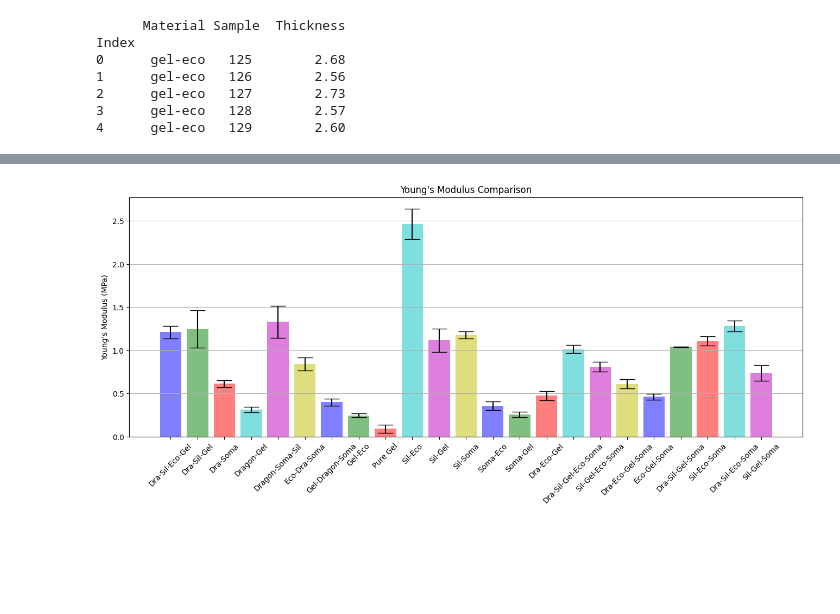
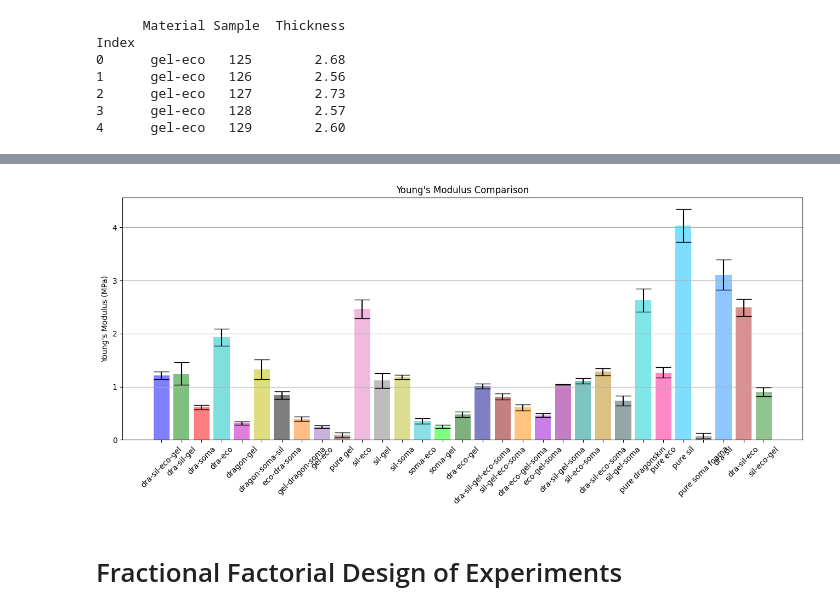
Before and after one commit to te5msride/materials_comparison, a Jupyter notebook: materials_comparison_fix.ipynb, the cells around one changed output, grey strips where cells are left out. Cells and saved outputs as stored; diff of their text form; code cells hidden in the pictures; blank space fills up the shorter version.

Commit message:
data

```diff
--- a/materials_comparison_fix.ipynb
+++ b/materials_comparison_fix.ipynb
@@ -258,6 +258,11 @@ def process_and_plot_dataframes(material, lookup_table, thickness_df):
         youngs_modulus = (max_stress - stress_at_50_percent_stress) / (strain_at_max_stress - strain_at_50_percent_stress)
         youngs_modulus_list.append(youngs_modulus)
 
+        #truncate values after the fracture point (after global max stress)
+        stress = stress[:max_stress_index]
+        strain = strain[:max_stress_index]
+
+
         print(f"The Young's Modulus for sample number {sample_number} is {youngs_modulus} MPa")
 
         ax_force_displacement.plot(strain, stress, label=sample_number)
@@ -442,0 +386,30 @@ plt.show()
+# %%
+#create markers and colors for all 31 materials, besides white
+colors = ['b', 'g', 'r', 'c', 'm', 'y', 'k', 'tab:orange', 'tab:purple', 'tab:brown', 'tab:pink', 'tab:gray', 'tab:olive', 'tab:cyan', 'lime', 'darkgreen', 'darkblue', 'darkred', 'darkorange', 'darkviolet', 'darkmagenta', 'darkcyan', 'darkgoldenrod', 'darkslategray', 'darkturquoise', 'deeppink', 'deepskyblue', 'dimgray', 'dodgerblue', 'firebrick', 'forestgreen']
+markers = ['o', 'v', '^', '<', '>', 's', 'p', '*', 'h', 'H', 'D', 'd', 'P', 'X', '8', '1', '2', '3', '4', 'x', '+', 'D', 'd', 'P', 'X', '8', '1', '2', '3', '4', 'x', '+', 'D', 'd', 'P', 'X', '8', '1', '2', '3', '4', 'x', '+', 'D', 'd', 'P', 'X', '8', '1', '2', '3', '4', 'x', '+', 'D', 'd', 'P', 'X', '8', '1', '2', '3', '4', 'x', '+', 'D', 'd', 'P', 'X', '8', '1', '2', '3', '4', 'x', '+', 'D', 'd', 'P', 'X', '8', '1', '2', '3', '4', 'x', '+', 'D', 'd', 'P', 'X', '8', '1', '2', '3', '4', 'x', '+']
+
+#create dictionary and labels of all 31 materials
+dictionaries = [dra_sil_eco_gel_data, dra_sil_gel_data, dra_soma_data, dra_eco_data, dragon_gel_data, dragon_soma_sil_data, eco_dra_soma_data, gel_dragon_soma_data, gel_eco_data, pure_gel_data, sil_eco_data, sil_gel_data, sil_soma_data, soma_eco_data, soma_gel_data, dra_eco_gel_data, dra_sil_gel_eco_soma_data, sil_gel_eco_soma_data, dra_eco_gel_soma_data, eco_gel_soma_data, dra_sil_gel_soma_data, sil_eco_soma_data, dra_sil_eco_soma_data, sil_gel_soma_data, pure_dragon_data, pure_eco_data, pure_sil_data, pure_soma_foama_data, dra_sil_data, dra_sil_eco_data, sil_eco_gel_data]
+labels = ['dra-sil-eco-gel', 'dra-sil-gel', 'dra-soma', 'dra-eco', 'dragon-gel', 'dragon-soma-sil', 'eco-dra-soma', 'gel-dragon-soma', 'gel-eco', 'pure gel', 'sil-eco', 'sil-gel', 'sil-soma', 'soma-eco', 'soma-gel', 'dra-eco-gel', 'dra-sil-gel-eco-soma', 'sil-gel-eco-soma', 'dra-eco-gel-soma', 'eco-gel-soma', 'dra-sil-gel-soma', 'sil-eco-soma', 'dra-sil-eco-soma', 'sil-gel-soma', 'pure dragonskin', 'pure eco', 'pure sil', 'pure soma foama', 'dra-sil', 'dra-sil-eco', 'sil-eco-gel']
+
+#import random
+import random
+
+# Plot a random sample from each material, up to each global maximum stress
+fig_force_displacement = plt.figure(figsize=(16, 16))
+ax_force_displacement = fig_force_displacement.add_subplot(111)
+
+for data, label, marker, color in zip(dictionaries, labels, markers, colors):
+    sample_number = random.choice(list(data.keys()))
+    max_stress_index = np.argmax(data[sample_number]['stress'])
+    ax_force_displacement.plot(data[sample_number]['strain'][:max_stress_index], data[sample_number]['stress'][:max_stress_index], marker=marker, linestyle='-', color=color, label=f'{label} {sample_number}')
+
+ax_force_displacement.set_xlabel('Strain (%)')
+ax_force_displacement.set_ylabel('Stress (MPa)')
+ax_force_displacement.set_title(f'Stress vs Strain for all materials')
+ax_force_displacement.legend()
+
+plt.show()
+
+#save figure
+fig_force_displacement.savefig('stress_strain_all_materials.png', dpi=300)
@@ -443,19 +418,24 @@ plt.show()
 # %%
 #do the same for all materials, with the bars more spread out
-materials = ['Dra-Sil-Eco-Gel', 'Dra-Sil-Gel', 'Dra-Soma', 'Dragon-Gel', 'Dragon-Soma-Sil', 'Eco-Dra-Soma', 'Gel-Dragon-Soma', 'Gel-Eco', 'Pure Gel', 'Sil-Eco', 'Sil-Gel', 'Sil-Soma', 'Soma-Eco', 'Soma-Gel', 'Dra-Eco-Gel', 'Dra-Sil-Gel-Eco-Soma', 'Sil-Gel-Eco-Soma', 'Dra-Eco-Gel-Soma', 'Eco-Gel-Soma', 'Dra-Sil-Gel-Soma', 'Sil-Eco-Soma', 'Dra-Sil-Eco-Soma', 'Sil-Gel-Soma']
+#list all materials
+materials = ['dra-sil-eco-gel', 'dra-sil-gel', 'dra-soma', 'dra-eco', 'dragon-gel', 'dragon-soma-sil', 'eco-dra-soma', 'gel-dragon-soma', 'gel-eco', 'pure gel', 'sil-eco', 'sil-gel', 'sil-soma', 'soma-eco', 'soma-gel', 'dra-eco-gel', 'dra-sil-gel-eco-soma', 'sil-gel-eco-soma', 'dra-eco-gel-soma', 'eco-gel-soma', 'dra-sil-gel-soma', 'sil-eco-soma', 'dra-sil-eco-soma', 'sil-gel-soma', 'pure dragonskin', 'pure eco', 'pure sil', 'pure soma foama', 'dra-sil', 'dra-sil-eco', 'sil-eco-gel']
+
 x_pos = np.arange(len(materials))
-CTEs = [dra_sil_eco_gel_mean, dra_sil_gel_mean, dra_soma_mean, dragon_gel_mean, dragon_soma_sil_mean, eco_dra_soma_mean, gel_dragon_soma_mean, gel_eco_mean, pure_gel_mean, sil_eco_mean, sil_gel_mean, sil_soma_mean, soma_eco_mean, soma_gel_mean, dra_eco_gel_mean, dra_sil_gel_eco_soma_mean, sil_gel_eco_soma_mean, dra_eco_gel_soma_mean, eco_gel_soma_mean, dra_sil_gel_soma_mean, sil_eco_soma_mean, dra_sil_eco_soma_mean, sil_gel_soma_mean]
-error = [dra_sil_eco_gel_std, dra_sil_gel_std, dra_soma_std, dragon_gel_std, dragon_soma_sil_std, eco_dra_soma_std, gel_dragon_soma_std, gel_eco_std, pure_gel_std, sil_eco_std, sil_gel_std, sil_soma_std, soma_eco_std, soma_gel_std, dra_eco_gel_std, dra_sil_gel_eco_soma_std, sil_gel_eco_soma_std, dra_eco_gel_soma_std, eco_gel_soma_std, dra_sil_gel_soma_std, sil_eco_soma_std, dra_sil_eco_soma_std, sil_gel_soma_std]
+CTEs = [dra_sil_eco_gel_mean, dra_sil_gel_mean, dra_soma_mean, dra_eco_mean, dragon_gel_mean, dragon_soma_sil_mean, eco_dra_soma_mean, gel_dragon_soma_mean, gel_eco_mean, pure_gel_mean, sil_eco_mean, sil_gel_mean, sil_soma_mean, soma_eco_mean, soma_gel_mean, dra_eco_gel_mean, dra_sil_gel_eco_soma_mean, sil_gel_eco_soma_mean, dra_eco_gel_soma_mean, eco_gel_soma_mean, dra_sil_gel_soma_mean, sil_eco_soma_mean, dra_sil_eco_soma_mean, sil_gel_soma_mean, pure_dragon_mean, pure_eco_mean, pure_sil_mean, pure_soma_foama_mean, dra_sil_mean, dra_sil_eco_mean, sil_eco_gel_mean]
+error = [dra_sil_eco_gel_std, dra_sil_gel_std, dra_soma_std, dra_eco_std, dragon_gel_std, dragon_soma_sil_std, eco_dra_soma_std, gel_dragon_soma_std, gel_eco_std, pure_gel_std, sil_eco_std, sil_gel_std, sil_soma_std, soma_eco_std, soma_gel_std, dra_eco_gel_std, dra_sil_gel_eco_soma_std, sil_gel_eco_soma_std, dra_eco_gel_soma_std, eco_gel_soma_std, dra_sil_gel_soma_std, sil_eco_soma_std, dra_sil_eco_soma_std, sil_gel_soma_std, pure_dragon_std, pure_eco_std, pure_sil_std, pure_soma_foama_std, dra_sil_std, dra_sil_eco_std, sil_eco_gel_std]
+
 
 fig, ax = plt.subplots(figsize=(16, 7))
 ax.bar(x_pos, CTEs, yerr=error, align='center', alpha=0.5, ecolor='black', capsize=10, color=colors)
 ax.set_ylabel("Young's Modulus (MPa)")
 ax.set_xticks(x_pos)
 ax.set_xticklabels(materials, rotation=45)
 ax.set_title("Young's Modulus Comparison")
 ax.yaxis.grid(True)
 
 plt.subplots_adjust(bottom=0.25)
 fig.savefig('bar_plot_all_materials.png', dpi=300)
 # %% [output]
-[figure, old version]
+[figure, new version]
+# %% [markdown]
+# Fractional Factorial Design of Experiments
```
Also changed, not shown: parts of 9 cells of this notebook.
